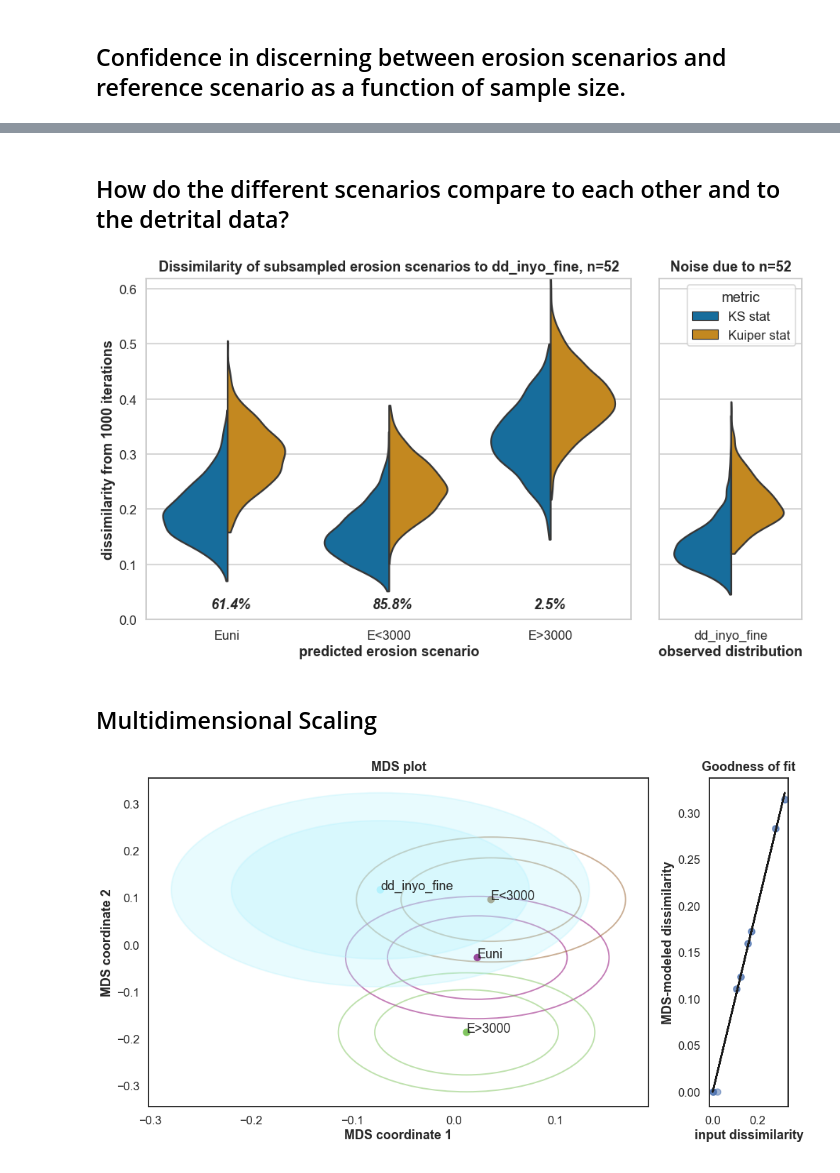
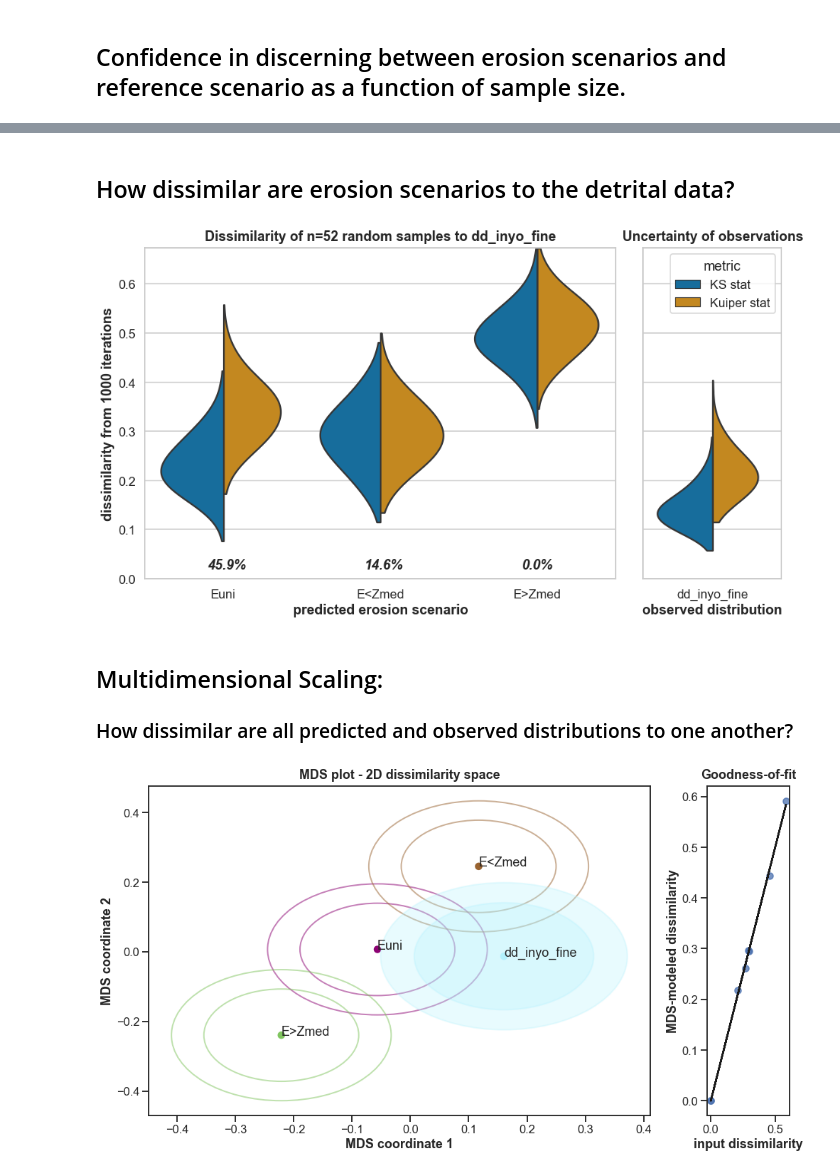
Before and after one commit to mdlndr/ESD_thermotrace, a Jupyter notebook: ESD_thermotrace.ipynb, the cells around one changed output, grey strips where cells are left out. Saved outputs shown, nothing was run; the diff lists cells and outputs as text; code cells hidden in the pictures.

```diff
--- a/ESD_thermotrace.ipynb
+++ b/ESD_thermotrace.ipynb
@@ -19,7 +19,7 @@ from ESD_thermotrace_functions import *
 # %matplotlib notebook
 
 # This sets all figures to have a white background and large fontsize
-sns.set(style='white', context='talk')
+sns.set(style='ticks', context='talk')
 
 # read and parse input file
 input_txt = read_input_file(input_file)
@@ -279,12 +291,21 @@ plot_distributions(pops, dists, ref_scen, detr_labels, opf+'/detrital_distributi
 ## Confidence in discerning between erosion scenarios and reference scenario as a function of sample size.
 # %%
 # DEFINE RANGE OF K VALUES AND N. OF ITERATIONS HERE ################################################################
-all_k = np.arange(30,150,10) # possible n. of observed grain-ages (k) to consider, by default ranging between 30-140
+all_k = np.arange(20,131,10) # possible n. of observed grain-ages (k) to consider, by default ranging between 30-140
 k_iter = 1000 # iterations per k value, 1000 are generally enough to obtain meaningful plots
 
 # make dictionary of all probabilities
-probs = get_probabilities(pops, dists, all_k, k_iter, scen_labels, ref_scen)
+probs = get_probs(pops, dists, all_k, k_iter, scen_labels, ref_scen)
+
+# make detrital populations that account for analytical uncertainty and see how they compare to scenarios
+pops_1sigma = make_pops_1sigma(dd, k_iter)
+scen2detr = get_scen2detr_diss(dd, pops, pops_1sigma, dists, scen_labels, k_iter)
+
+# calculate fraction of predictions that are not significantly dissimilar from observations
+# and make 68%, 95% confidence intervals of KS statistic around observed distributions
+q68q95, overlaps = get_quantiles_and_overlaps(dd, scen2detr, pops, dists, scen_labels, k_iter, num_grains)
 
 # Plot the probabilities as function of scenario and sample size
-plot_confidence(probs, all_k, ref_scen, opf+'/scenarios_confidence_sample_size.pdf', len(dists))
+plot_conf_and_power(probs, all_k, k_iter, ref_scen, dd, pops_1sigma, pops, opf+'/scenarios_confidence_sample_size.pdf',
+                    len(dists), plot_detr_curve=True)
 # %% [output]
@@ -292,27 +313,29 @@ plot_confidence(probs, all_k, ref_scen, opf+'/scenarios_confidence_sample_size.p
 # %% [markdown]
-## How do the different scenarios compare to each other and to the detrital data?
+## How dissimilar are erosion scenarios to the detrital data?
 # %%
-iterations = 1000 # number of iterations
+# iterations = 1000 # number of iterations
+# num_grains = 52 # number of grains
 
-# make detrital populations that account for analytical uncertainty and see how they compare to scenarios
-pops_1sigma = make_pops_1sigma(dd, iterations)
-scen2detr = get_scen2detr_diss(dd, pops, pops_1sigma, dists, scen_labels, iterations)
+# # make detrital populations that account for analytical uncertainty and see how they compare to scenarios
+# pops_1sigma = make_pops_1sigma(dd, iterations)
+# scen2detr = get_scen2detr_diss(dd, pops, pops_1sigma, dists, scen_labels, iterations)
 
-# calculate percentages of overlap between predictions and observations
-# also make 68%-95% confidence intervals of KS statistic due to sample size
-q68q95, overlaps = get_quantiles_and_overlaps(dd, scen2detr, pops, dists, scen_labels, iterations)
+# # calculate fraction of predictions that are not significantly dissimilar from observations
+# # and make 68%, 95% confidence intervals of KS statistic around observed distributions
+# q68q95, overlaps = get_quantiles_and_overlaps(dd, scen2detr, pops, dists, scen_labels, iterations, num_grains)
 
 # check if detrital data are there
 if len(detrital_ages_filenames)<1:
     warnings.warn('\nThere are no detrital distributions, the fit to detrital data cannot be calculated.\n')
 else: # if yes, plot all violins to visually compare
     for key,item in dd.items():
-        plot_violins(scen2detr[key], key, 'divergence', opf+'/fit_to_'+key+'_data_violinplot.pdf',iterations,
+        plot_violins(scen2detr[key], key, 'divergence', opf+'/violinplot_'+key+'.pdf',k_iter,
                      len(item), overlaps)
 # %% [output]
-[figure, old version]
+[figure, new version]
-# %% [markdown]
-## Multidimensional Scaling
+# %% [markdown]
+## Multidimensional Scaling:
+### How dissimilar are all predicted and observed distributions to one another?
 # %%
 # make dissimilarity matrix and run metric Multi-Dimensional Scaling
 diss = get_diss_matrix(pops)
@@ -325,4 +348,4 @@ if len(detrital_ages_filenames)<1:
 # visualize dissimilarity among distributions, and related confidence intervals in a 2D map
 plot_MDS_results(x, scm6.hawaii, pops, q68q95, scen_labels, opf+'/MDS_plot.pdf')
 # %% [output]
-[figure, old version]
+[figure, new version]
```
Also changed, not shown: parts of 8 cells of this notebook, 16 other files.
